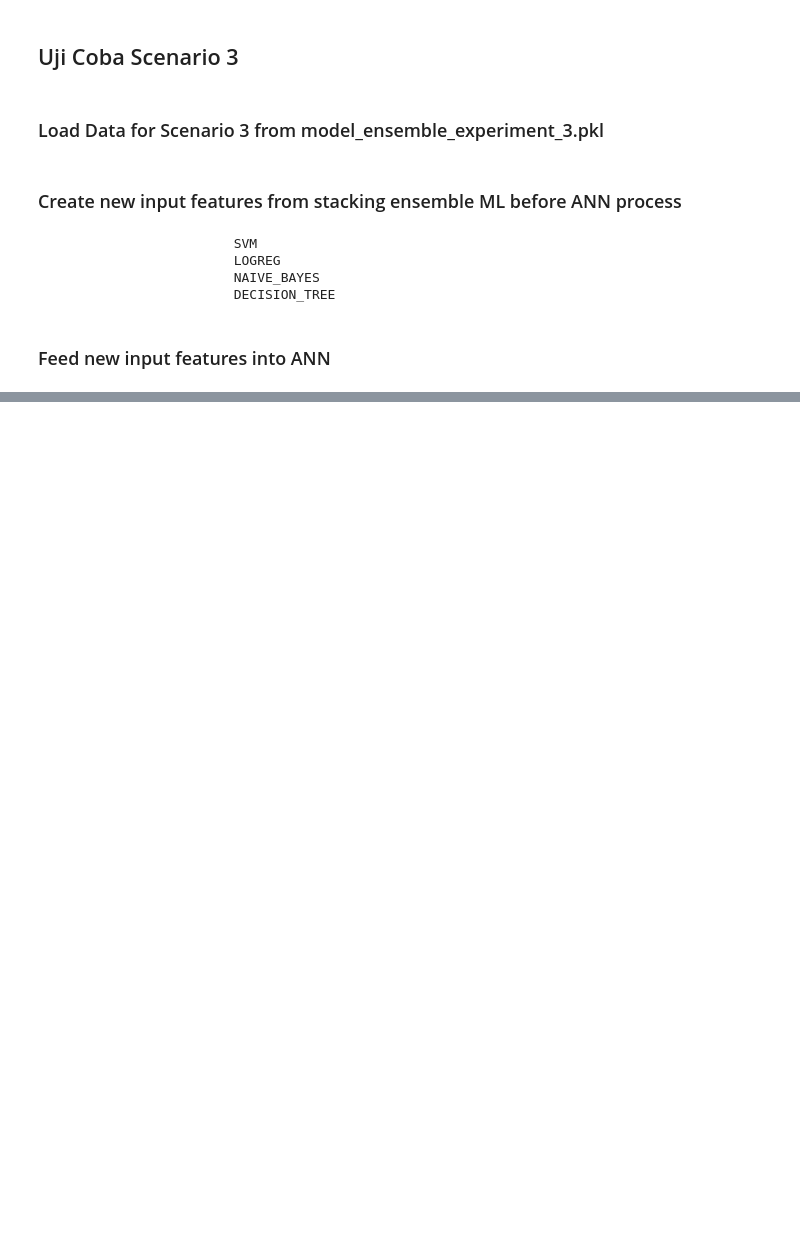
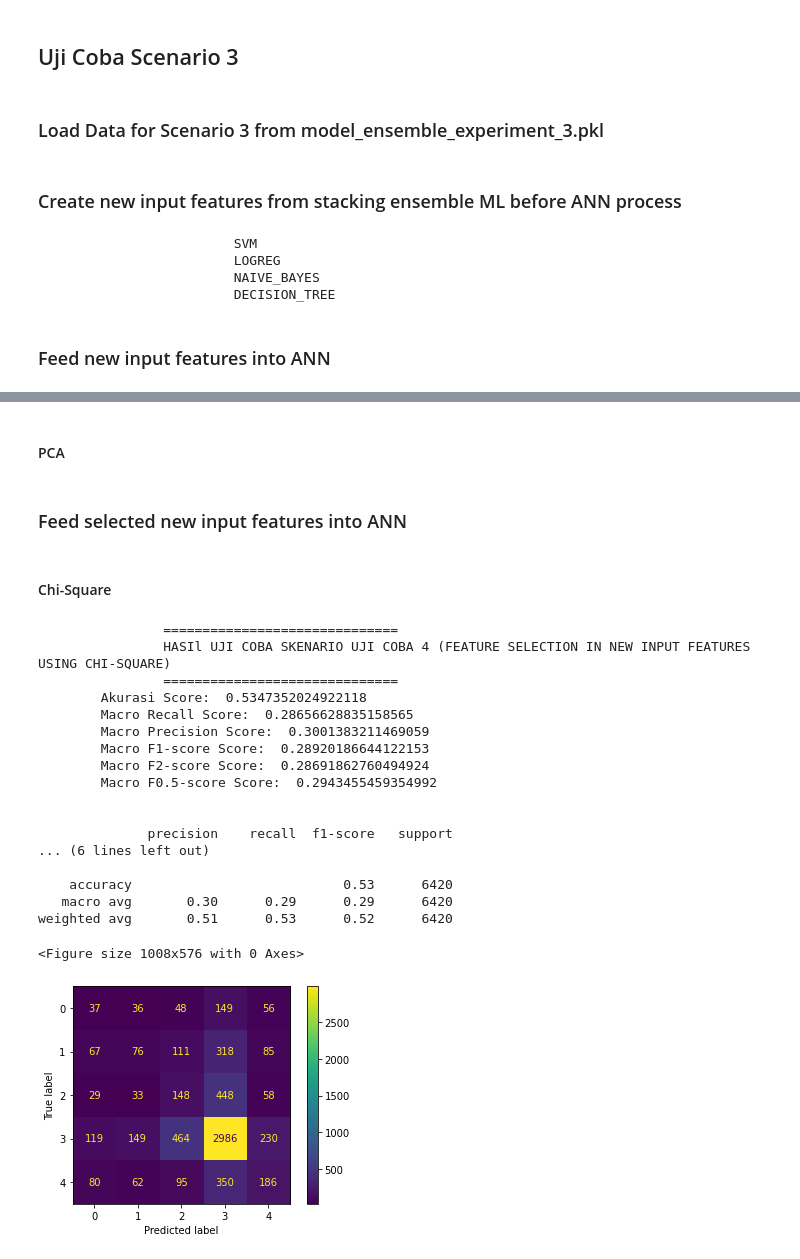
Before and after one commit to satriabimantara/Cassava-Classification-using-Ensemble-Algorithm-LBP-Features, a Jupyter notebook: notebook/#2-ensemble_modelling_daun_singkong_all_testing.ipynb, the cells around one changed output, grey strips where cells are left out. Saved outputs shown, nothing was run; the diff lists cells and outputs as text; code cells hidden in the pictures; blank space fills up the shorter version.

```diff
--- a/notebook/#2-ensemble_modelling_daun_singkong_all_testing.ipynb
+++ b/notebook/#2-ensemble_modelling_daun_singkong_all_testing.ipynb
@@ -327,0 +392,5 @@ weighted avg       0.50      0.56      0.52      6420
+# %%
+X_train_scenario_4 = model_ensemble_experiment_4['data']['training']['X']
+y_train_scenario_4 = model_ensemble_experiment_4['data']['training']['y']
+X_test_scenario_4 = model_ensemble_experiment_4['data']['testing']['X']
+y_test_scenario_4 = model_ensemble_experiment_4['data']['testing']['y']
@@ -327,0 +412,3 @@ weighted avg       0.50      0.56      0.52      6420
+# %%
+X_new_input_features = new_input_testing_features_scenario_4.drop(['ground_truth'], axis=1)
+y_new_input_features = new_input_testing_features_scenario_4['ground_truth'].copy()
@@ -327,0 +417,5 @@ weighted avg       0.50      0.56      0.52      6420
+# %%
+# do feature selection from pre-trained chi-square scaler on new input features
+X_test_fs_chi_square = model_ensemble_experiment_4['new_input_feature_selection']['chi-square']['predictor'].transform(X_new_input_features)
+# %% [markdown]
+#### PCA
@@ -327,0 +425,30 @@ weighted avg       0.50      0.56      0.52      6420
+# %% [markdown]
+### Feed selected new input features into ANN
+# %% [markdown]
+#### Chi-Square
+# %%
+# predict new X test using pre-trained ANN before
+predicted_ann_testing_scenario_4_chi_square = model_ensemble_experiment_4['new_input_feature_selection']['chi-square']['ann'].predict(X_test_fs_chi_square)
+
+# print testing results
+print_model_experiment_results('Skenario Uji Coba 4 (Feature Selection in New Input Features using Chi-Square)', y_new_input_features, predicted_ann_testing_scenario_4_chi_square)
+# %% [output]
+                ==============================
+                HASIl UJI COBA SKENARIO UJI COBA 4 (FEATURE SELECTION IN NEW INPUT FEATURES USING CHI-SQUARE)
+                ==============================
+        Akurasi Score:  0.5347352024922118
+        Macro Recall Score:  0.28656628835158565
+        Macro Precision Score:  0.3001383211469059
+        Macro F1-score Score:  0.28920186644122153
+        Macro F2-score Score:  0.28691862760494924
+        Macro F0.5-score Score:  0.2943455459354992
+
+
+              precision    recall  f1-score   support
+... (6 lines left out)
+
+    accuracy                           0.53      6420
+   macro avg       0.30      0.29      0.29      6420
+weighted avg       0.51      0.53      0.52      6420
+<Figure size 1008x576 with 0 Axes>
+[figure, added]
```
Also changed, not shown: parts of 36 cells of this notebook, 17 other files.
